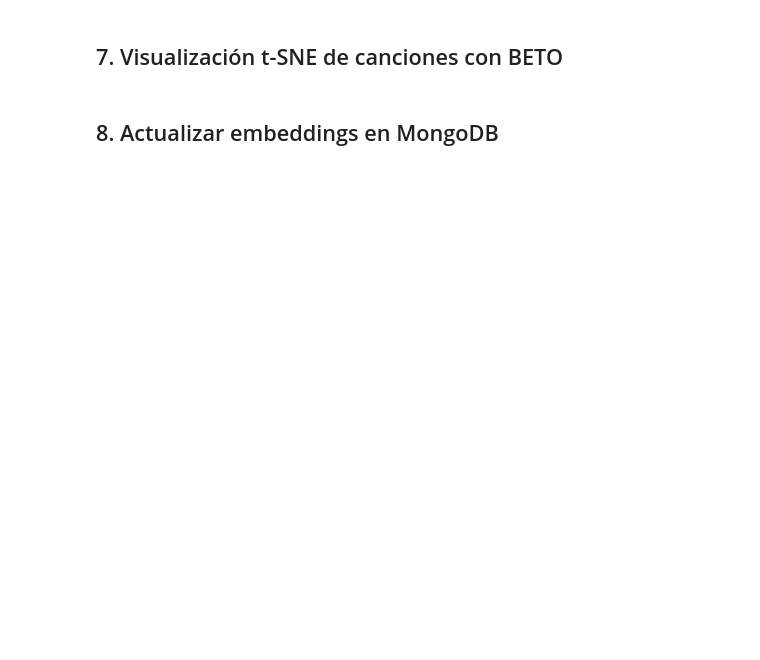
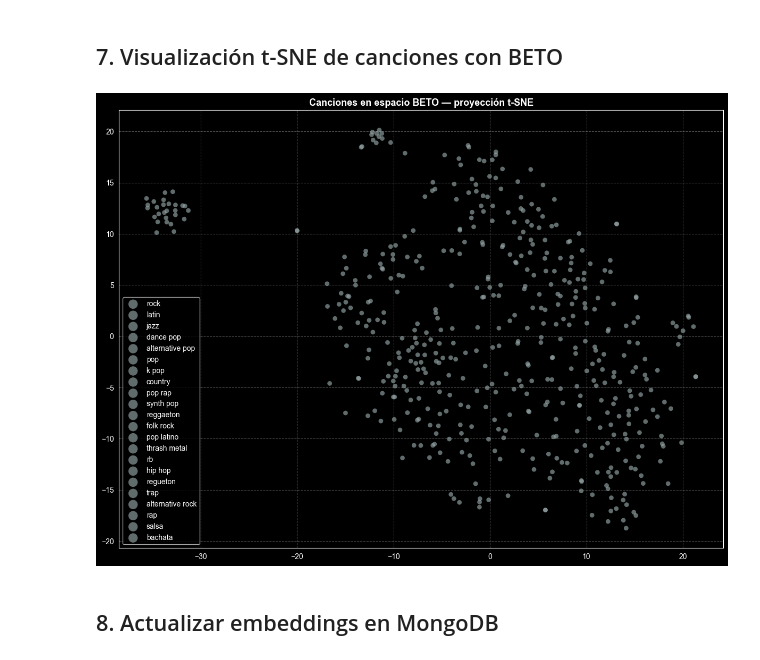
Before and after one commit to nubiaebv/analisis-semantico-musical, a Jupyter notebook: notebooks/04_beto_analisis.ipynb, the cells around one changed output. Cells and saved outputs as stored; diff of their text form; code cells hidden in the pictures; blank space fills up the shorter version.

Commit message:
feat: Análisis y visual
Se realiza visual con ploty dash y cambios en archivos de análsis

```diff
--- a/notebooks/04_beto_analisis.ipynb
+++ b/notebooks/04_beto_analisis.ipynb
@@ -196,32 +341,38 @@ for genero, top_words in frecuentes.items():
 # %%
 from sklearn.manifold import TSNE
 import matplotlib.pyplot as plt
+import os  # new edit
 
 tsne = TSNE(n_components=2, random_state=42, perplexity=30)
 emb_2d = tsne.fit_transform(beto_embeddings)
 
 colores_genero = {
     "Rock": "#e74c3c", "Pop": "#3498db", "Hip-Hop": "#2ecc71",
     "Reggaetón": "#f39c12", "Balada": "#9b59b6"
 }
 
 generos_muestra = df_muestra["genero"].fillna("Unknown").tolist()
 generos_unicos  = list(set(generos_muestra))
 
 fig, ax = plt.subplots(figsize=(12, 9))
 for genero in generos_unicos:
     idx = [i for i, g in enumerate(generos_muestra) if g == genero]
     color = colores_genero.get(genero, "#95a5a6")
     ax.scatter(emb_2d[idx, 0], emb_2d[idx, 1], c=color,
                label=genero, s=40, alpha=0.65, edgecolors="none")
 
 ax.set_title("Canciones en espacio BETO — proyección t-SNE",
              fontsize=13, fontweight="bold")
 ax.legend(fontsize=10, markerscale=2)
 ax.grid(True, alpha=0.3, linestyle="--")
 plt.tight_layout()
-plt.savefig("../docs/tsne_beto_canciones.png", dpi=150, bbox_inches="tight")
+
+os.makedirs("../docs", exist_ok=True)  # new edit
+plt.savefig("../docs/tsne_beto_canciones.png", dpi=150, bbox_inches="tight")  # new edit
+# plt.savefig("../docs/tsne_beto_canciones.png", dpi=150, bbox_inches="tight")
 plt.show()
+# %% [output]
+[figure, added]
 # %% [markdown]
 ## 8. Actualizar embeddings en MongoDB
 # %%
```
Also changed, not shown: parts of 13 cells of this notebook, 12 other files.
